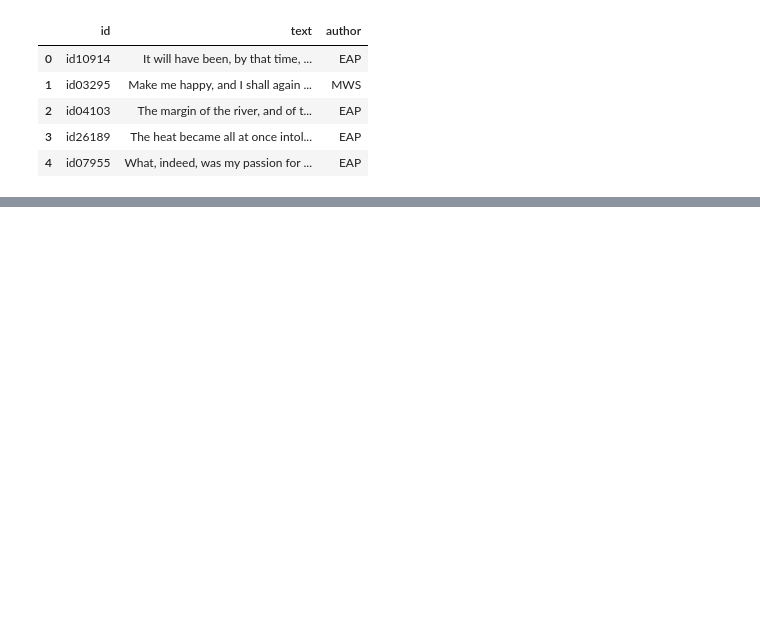
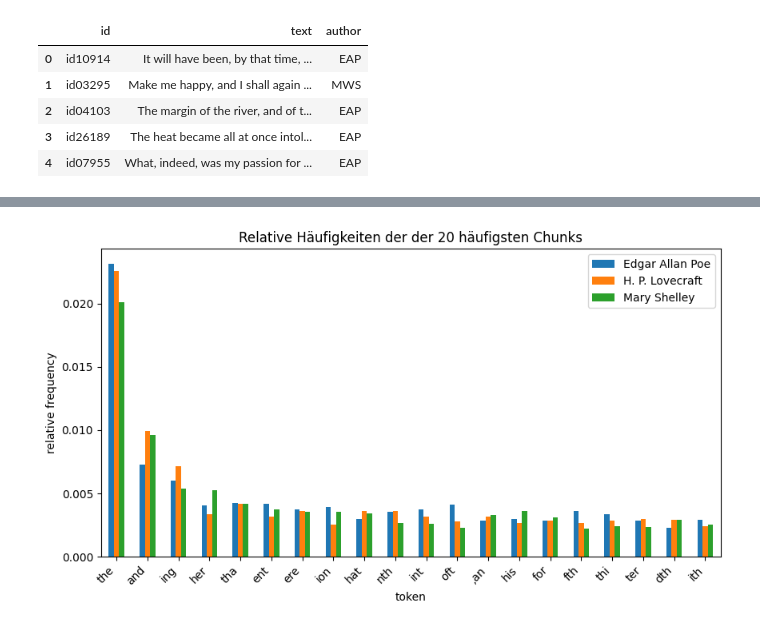
Before and after one commit to kobutri/pg_knowledge_discovery_ml, a Jupyter notebook: feature_exploration.ipynb, the cells around one changed output, grey strips where cells are left out. Cells and saved outputs as stored; diff of their text form; code cells hidden in the pictures; blank space fills up the shorter version.

```diff
--- a/feature_exploration.ipynb
+++ b/feature_exploration.ipynb
@@ -151,0 +158,33 @@ for doc in per_author:
+# %%
+def to_chunks(x):
+    x = "".join(to_words(x))
+    new_text = []
+    for i in range(len(x)):
+        if i % 3 == 0 and i < len(x)-2:
+            new_text.append(''.join([x[i], x[i+1], x[i+2]]))
+    return new_text
+
+all_chunks = data.copy()
+all_chunks.text = all_chunks.text.apply(to_chunks)
+all_chunks = all_chunks.groupby('author').agg(
+    text = pd.NamedAgg("text", aggfunc=lambda x: len([token for sentence in x for token in sentence ]))
+)
+all_chunks = all_chunks.pivot_table(columns=all_chunks.index)
+
+df = data.copy()
+df.text = df.text.apply(to_chunks)
+per_author = df.groupby('author').agg(
+    text = pd.NamedAgg("text", aggfunc=lambda x: [token for sentence in x for token in sentence ])
+)
+per_author = per_author.text.apply(lambda x: pd.Series(x).value_counts())
+per_author = per_author.pivot_table(columns=per_author.index, fill_value=0)
+for column in per_author.columns:
+    per_author[column] = per_author[column] / all_chunks[column][0]
+per_author = per_author.filter(items=df.text.explode().value_counts().index[:20], axis=0)
+per_author = per_author.rename_axis("", axis=1)
+per_author = per_author.rename(columns=lambda x: authors_short_dict[x])
+per_author.plot.bar(figsize=(10, 5), rot=45, ylabel="relative frequency", xlabel="token", title="Relative Häufigkeiten der der 20 häufigsten Chunks")
+plt.xticks(ha="right")
+plt.show()
+# %% [output]
+[figure, added]
```
Also changed, not shown: parts of 9 cells of this notebook, 5 other files.
